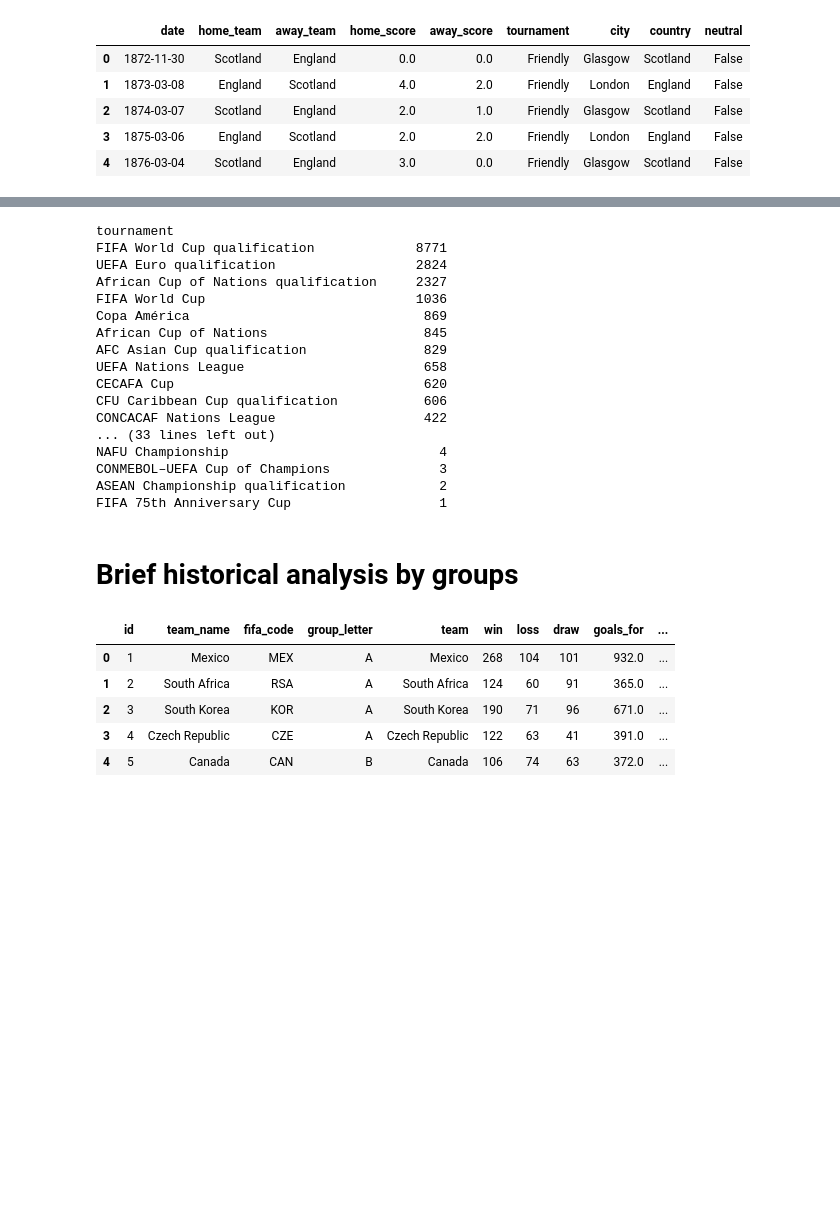
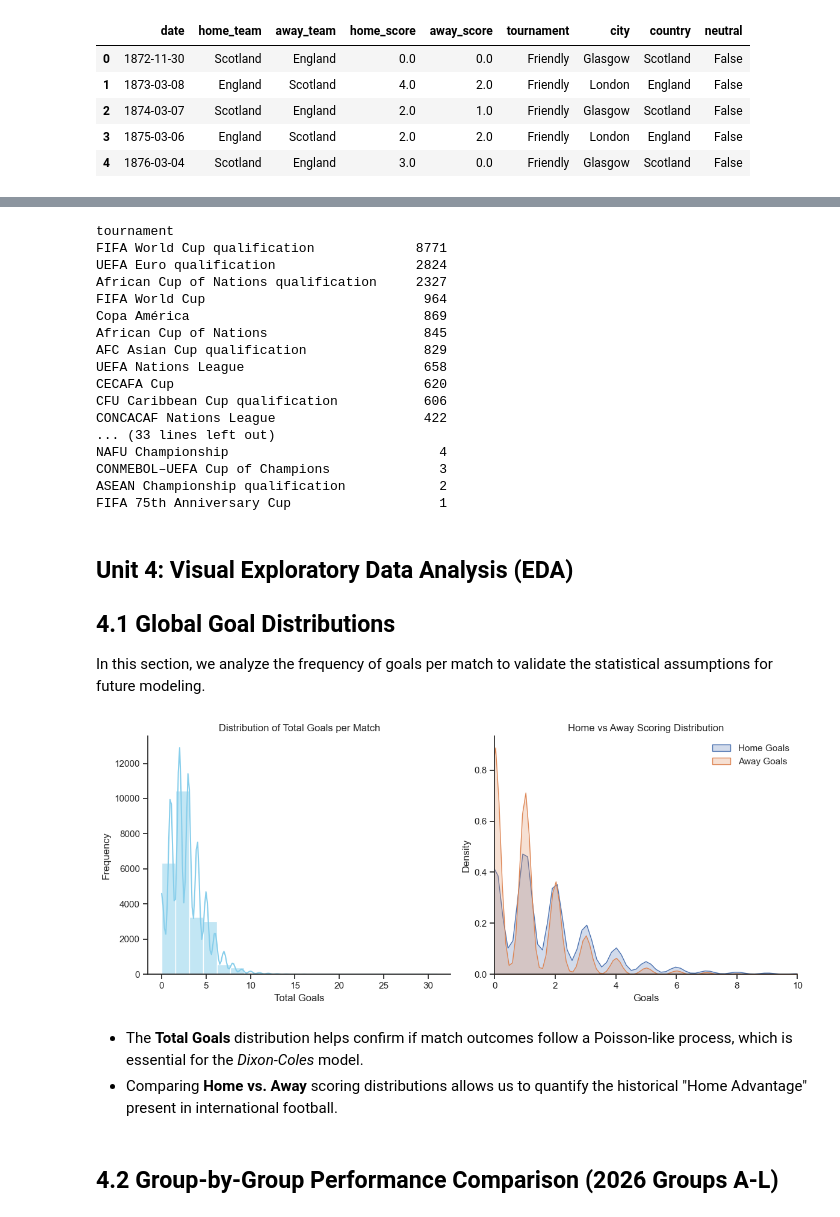
Before and after one commit to gabarosky/football_prediction, a Jupyter notebook: notebooks/01_EDA.ipynb, the cells around one changed output, grey strips where cells are left out. Cells and saved outputs as stored; diff of their text form; code cells hidden in the pictures; blank space fills up the shorter version.

```diff
--- a/notebooks/01_EDA.ipynb
+++ b/notebooks/01_EDA.ipynb
@@ -77 +107,3 @@ memory usage: 3.1+ MB
+# %%
+df_intl_results = df_intl_results.dropna(subset=['home_score']).reset_index(drop=True)
 # %% [markdown]
@@ -118,24 +158,24 @@ We will consider only FIFA tournamets or by theri asociated confederations
 # %%
-# Lista de torneos oficiales (FIFA, Continentales y Regionales de Confederación)
-torneos_oficiales = [
-    # Mundiales y Globales
+# List of official tournamets
+official_torunamets= [
+    # worldcup and gobal
     'FIFA World Cup', 'FIFA World Cup qualification', 'Confederations Cup',
     'FIFA Series', 'FIFA 75th Anniversary Cup',
 
-    # Europa (UEFA)
+    # Europe (UEFA)
     'UEFA Euro', 'UEFA Euro qualification', 'UEFA Nations League',
 
-    # Sudamérica (CONMEBOL)
+    # South America (CONMEBOL)
     'Copa América', 'Copa América qualification', 'CONMEBOL–UEFA Cup of Champions',
 
-    # Norte y Centroamérica (CONCACAF)
+    # North and center America (CONCACAF)
     'Gold Cup', 'Gold Cup qualification', 'CONCACAF Nations League',
     'CONCACAF Nations League qualification', 'CONCACAF Championship',
     'CONCACAF Championship qualification', 'UNCAF Cup', 'CFU Caribbean Cup',
     'CFU Caribbean Cup qualification', 'CCCF Championship', 'NAFC Championship',
     'NAFU Championship',
 
-    # África (CAF)
+    # Africa (CAF)
     'African Cup of Nations', 'African Cup of Nations qualification',
     'CECAFA Cup', 'COSAFA Cup', 'COSAFA Cup qualification',
     'Amílcar Cabral Cup', 'West African Cup', 'UDEAC Cup', 'UNIFFAC Cup',
@@ -147,12 +187,12 @@ torneos_oficiales = [
     'AFF Championship', 'AFF Championship qualification', 'ASEAN Championship',
     'ASEAN Championship qualification', 'CAFA Nations Cup',
 
-    # Oceanía (OFC)
+    # Ocean (OFC)
     'Oceania Nations Cup', 'Oceania Nations Cup qualification', 'Melanesia Cup'
 ]
 
-# Filtrar el DataFrame: Solo filas donde el torneo esté en nuestra lista
-df_intl_results = df_intl_results[df_intl_results['tournament'].isin(torneos_oficiales)]
+# Filter dataset
+df_intl_results = df_intl_results[df_intl_results['tournament'].isin(official_torunamets)].reset_index(drop=True)
 
 print(df_intl_results['tournament'].value_counts().to_string())
 # %% [output]
@@ -160,7 +200,7 @@ tournament
 FIFA World Cup qualification             8771
 UEFA Euro qualification                  2824
 African Cup of Nations qualification     2327
-FIFA World Cup                           1036
+FIFA World Cup                            964
 Copa América                              869
 African Cup of Nations                    845
 AFC Asian Cup qualification               829
@@ -206,3 +216,38 @@ df_intl_results = df_intl_results.sort_values('date').reset_index(drop=True)
 # %% [markdown]
-# Brief historical analysis by groups
+## **Unit 4: Visual Exploratory Data Analysis (EDA)**
+##  4.1 Global Goal Distributions
+In this section, we analyze the frequency of goals per match to validate the statistical assumptions for future modeling.
+# %%
+sns.set_theme(style="ticks")
+
+plt.figure(figsize=(12, 5))
+
+# ---  Total Goals ---
+plt.subplot(1, 2, 1)
+sns.histplot(df_intl_results['home_score']+df_intl_results['away_score'], kde=True, bins=20, color='skyblue')
+plt.title('Distribution of Total Goals per Match')
+plt.xlabel('Total Goals')
+plt.ylabel('Frequency')
+sns.despine()
+
+# ---  Home vs Away ---
+plt.subplot(1, 2, 2)
+sns.kdeplot(df_intl_results['home_score'], label='Home Goals', fill=True)
+sns.kdeplot(df_intl_results['away_score'], label='Away Goals', fill=True)
+plt.title('Home vs Away Scoring Distribution')
+plt.xlabel('Goals')
+plt.xlim(0, 10)
+plt.legend(frameon=False)
+sns.despine()
+
+plt.tight_layout()
+plt.show()
+# %% [output]
+[figure, added]
+# %% [markdown]
+
+* The **Total Goals** distribution helps confirm if match outcomes follow a Poisson-like process, which is essential for the *Dixon-Coles* model.
+* Comparing **Home vs. Away** scoring distributions allows us to quantify the historical "Home Advantage" present in international football.
+# %% [markdown]
+## 4.2 Group-by-Group Performance Comparison (2026 Groups A-L)
 # %%
@@ -240,11 +284,2 @@ team_stats = all_performances.groupby('team').agg({
 df_final_stats = pd.merge(df_teams, team_stats, left_on='team_name', right_on='team', how='inner')
-# %%
-df_final_stats.head()
-# %% [output]
-|  | id | team_name | fifa_code | group_letter | team | win | loss | draw | goals_for | ... |
-| 0 | 1 | Mexico | MEX | A | Mexico | 268 | 104 | 101 | 932.0 | ... |
-| 1 | 2 | South Africa | RSA | A | South Africa | 124 | 60 | 91 | 365.0 | ... |
-| 2 | 3 | South Korea | KOR | A | South Korea | 190 | 71 | 96 | 671.0 | ... |
-| 3 | 4 | Czech Republic | CZE | A | Czech Republic | 122 | 63 | 41 | 391.0 | ... |
-| 4 | 5 | Canada | CAN | B | Canada | 106 | 74 | 63 | 372.0 | ... |
 # %%
```
Also changed, not shown: parts of 33 cells of this notebook, 15 other files.
